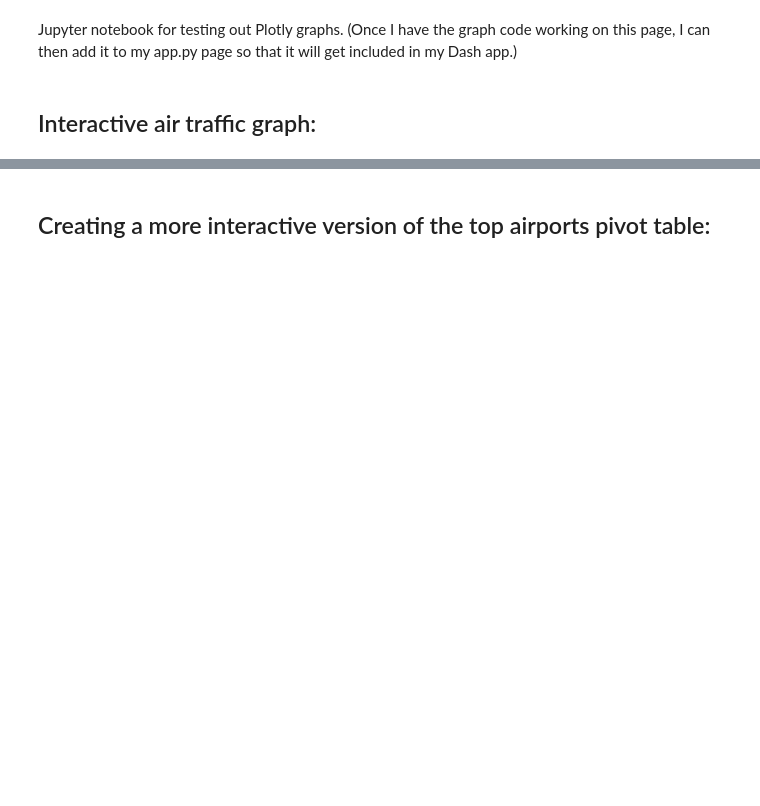
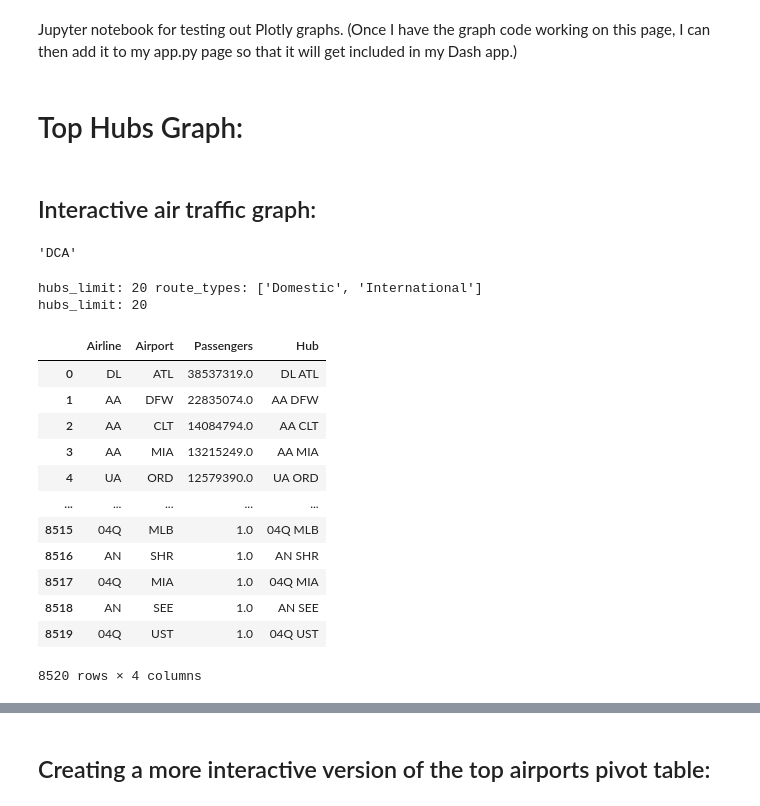
Before and after one commit to kburchfiel/kburchfiel-dash-plotly-demo, a Jupyter notebook: plotly_chart_building.ipynb, the cells around one changed output, grey strips where cells are left out. Drawn from its saved outputs; the diff is of its cells as text; code cells hidden in the pictures; blank space fills up the shorter version.

```diff
--- a/plotly_chart_building.ipynb
+++ b/plotly_chart_building.ipynb
@@ -27,9 +27,64 @@ airline_color_map = {
 # but that proved to be too light, so I chose a generic gray instead.
 # Southwest (WN): https://www.schemecolor.com/southwest-airlines-logo-colors.php
 # Color for 'other': https://en.wikipedia.org/wiki/Brown
+# %% [markdown]
+# Top Hubs Graph:
 # %% [markdown]
 ## Interactive air traffic graph:
 # %%
 df_airline_airport_pairs = pd.read_csv('airport_airline_pairs_2018.csv')
 all_data_value = 'All_Traffic'
 df_airline_airport_pairs[all_data_value] = all_data_value
+# %%
+dest_airport = 'dca'
+dest_airport.upper()
+# %% [output]
+'DCA'
+# %%
+def generate_top_hubs_graph(hubs_limit, route_types):
+    max_hubs_limit = 100
+    print("hubs_limit:",hubs_limit,"route_types:",route_types)
+
+    if hubs_limit == None:
+        hubs_limit = max_hubs_limit
+    if ((1 <= hubs_limit <= max_hubs_limit) == False):
+        hubs_limit = max_hubs_limit
+
+    print("hubs_limit:",hubs_limit)
+
+    data_source = df_airline_airport_pairs.query("Destination_Region == 'Domestic' & Route_Type in @route_types").copy()
+    df_top_hubs = data_source.pivot_table(index = ['Airline', 'Airport'], values = 'Passengers', aggfunc = 'sum').reset_index().sort_values('Passengers', ascending = False)
+    df_top_hubs['Hub'] = df_top_hubs['Airline'] + ' ' + df_top_hubs['Airport']
+
+    df_top_hubs.reset_index(drop = True, inplace=True)
+
+
+
+    fig_top_hubs = px.bar(df_top_hubs.iloc[0:hubs_limit, :], x = 'Hub', y = 'Passengers', color = 'Airline', color_discrete_map=airline_color_map)
+    fig_top_hubs.update_xaxes(categoryorder = 'total descending') # See https://plotly.com/python/categorical-axes/
+
+    return fig_top_hubs, df_top_hubs
+
+
+fig_top_hubs, df_top_hubs = generate_top_hubs_graph(hubs_limit = 20, route_types = ['Domestic', 'International'])
+
+fig_top_hubs
+# %% [output]
+hubs_limit: 20 route_types: ['Domestic', 'International']
+hubs_limit: 20
+# %%
+df_top_hubs
+# %% [output]
+|  | Airline | Airport | Passengers | Hub |
+| 0 | DL | ATL | 38537319.0 | DL ATL |
+| 1 | AA | DFW | 22835074.0 | AA DFW |
+| 2 | AA | CLT | 14084794.0 | AA CLT |
+| 3 | AA | MIA | 13215249.0 | AA MIA |
+| 4 | UA | ORD | 12579390.0 | UA ORD |
+| ... | ... | ... | ... | ... |
+| 8515 | 04Q | MLB | 1.0 | 04Q MLB |
+| 8516 | AN | SHR | 1.0 | AN SHR |
+| 8517 | 04Q | MIA | 1.0 | 04Q MIA |
+| 8518 | AN | SEE | 1.0 | AN SEE |
+| 8519 | 04Q | UST | 1.0 | 04Q UST |
+8520 rows × 4 columns
```
Also changed, not shown: parts of 43 cells of this notebook, 4 other files.
